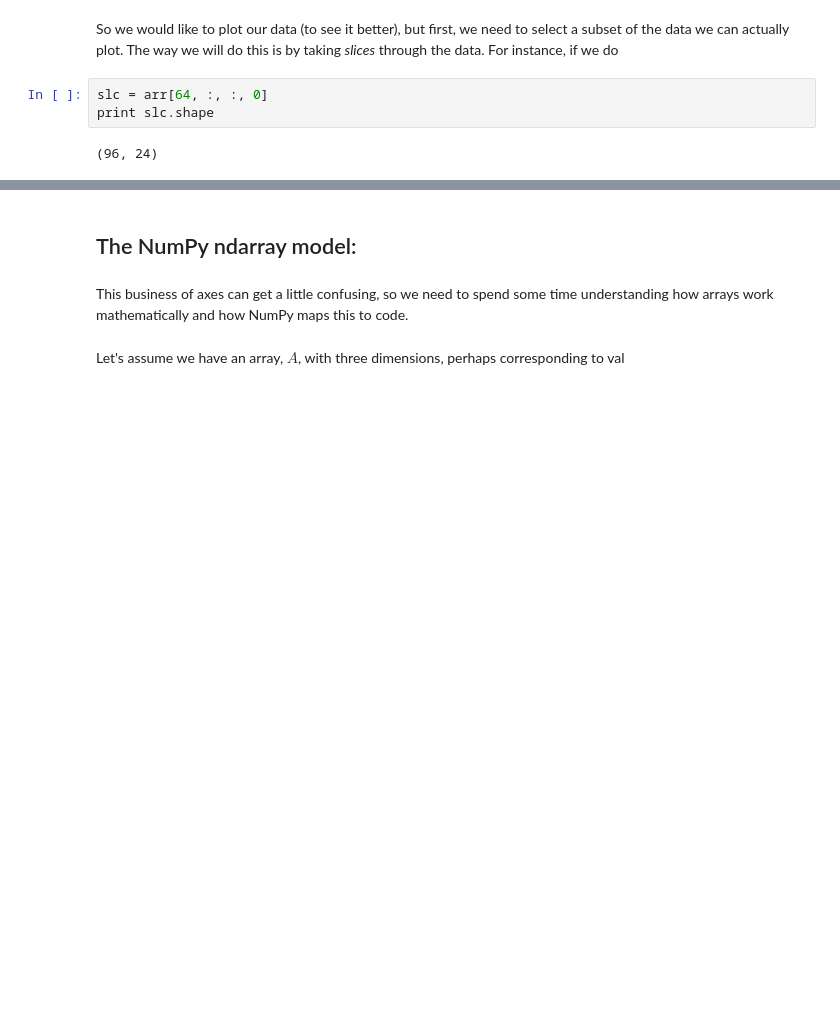
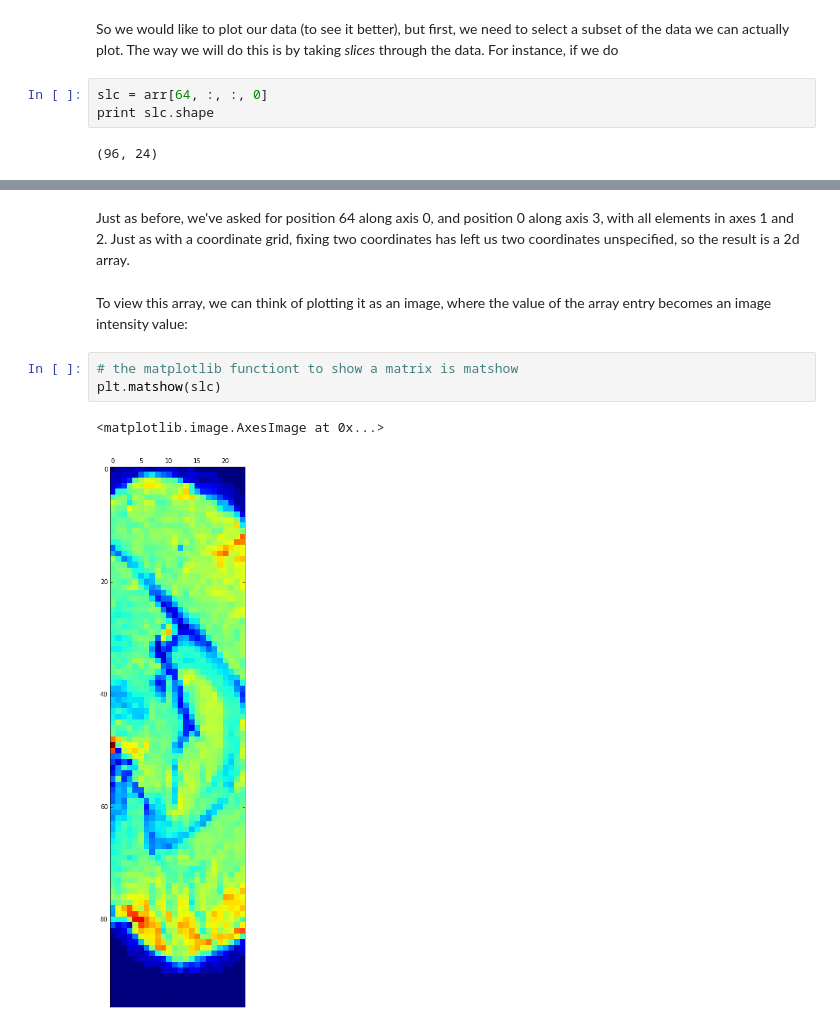
Before and after one commit to jmxpearson/DIBS_materials, a Jupyter notebook: python/Working with Array Data.ipynb, the cells around one changed output, grey strips where cells are left out. Cells and saved outputs as stored; diff of their text form; blank space fills up the shorter version.

Commit message:
more array updates

```diff
--- a/python/Working with Array Data.ipynb
+++ b/python/Working with Array Data.ipynb
@@ -75,6 +211,10 @@ The result of this is a two-dimensional array with shape (96, 24)!
-# %% [markdown]
-## The NumPy ndarray model:
-# %% [markdown]
-This business of axes can get a little confusing, so we need to spend some time understanding how arrays work mathematically and how NumPy maps this to code.
-# %% [markdown]
-Let's assume we have an array, $A$, with three dimensions, perhaps corresponding to val
+# %% [markdown]
+Just as before, we've asked for position 64 along axis 0, and position 0 along axis 3, with all elements in axes 1 and 2. Just as with a coordinate grid, fixing two coordinates has left us two coordinates unspecified, so the result is a 2d array.
+# %% [markdown]
+To view this array, we can think of plotting it as an image, where the value of the array entry becomes an image intensity value:
+# %%
+# the matplotlib functiont to show a matrix is matshow
+plt.matshow(slc)
+# %% [output]
+<matplotlib.image.AxesImage at 0x...>
+[figure, added]
```
Also changed, not shown: parts of 41 cells of this notebook.
